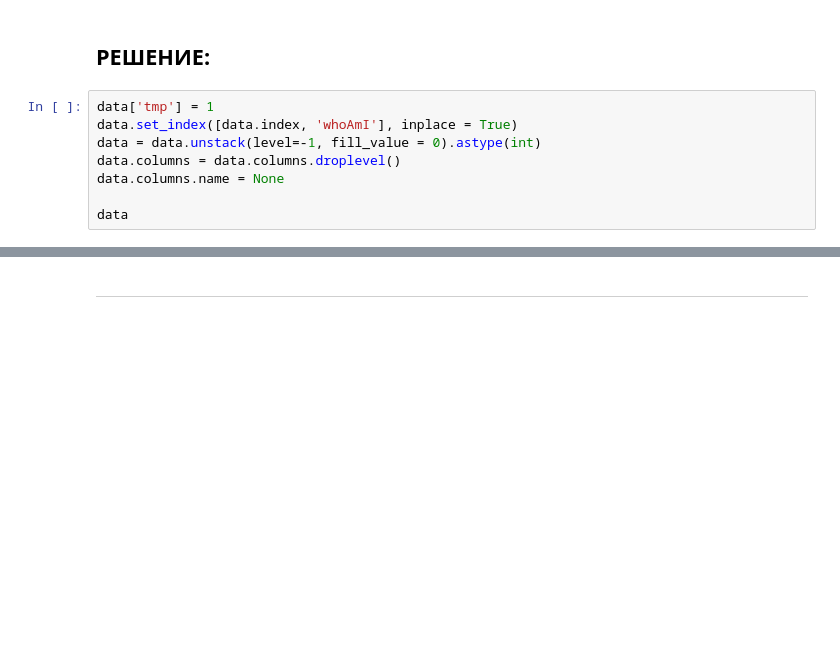
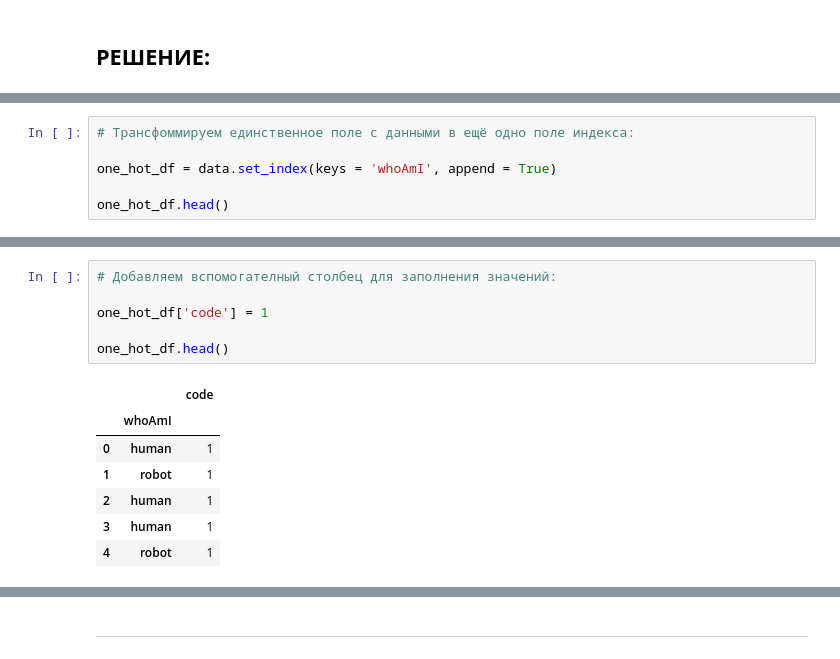
Before and after one commit to DilyaKh/Python_Task_9_Attestation_Pandas, a Jupyter notebook: Python_Task_9_Attestation_Pandas.ipynb, the cells around one changed output, grey strips where cells are left out. Cells and saved outputs as stored; diff of their text form; blank space fills up the shorter version.

```diff
--- a/Python_Task_9_Attestation_Pandas.ipynb
+++ b/Python_Task_9_Attestation_Pandas.ipynb
@@ -75,11 +64,3 @@ data
 ---
 # %% [markdown]
 ## **РЕШЕНИЕ:**
-# %%
-data['tmp'] = 1
-data.set_index([data.index, 'whoAmI'], inplace = True)
-data = data.unstack(level=-1, fill_value = 0).astype(int)
-data.columns = data.columns.droplevel()
-data.columns.name = None
-
-data
@@ -103,0 +69,6 @@ data
+# %%
+# Трансфоммируем единственное поле с данными в ещё одно поле индекса:
+
+one_hot_df = data.set_index(keys = 'whoAmI', append = True)
+
+one_hot_df.head()
@@ -103,0 +83,14 @@ data
+# %%
+# Добавляем вспомогателный столбец для заполнения значений:
+
+one_hot_df['code'] = 1
+
+one_hot_df.head()
+# %% [output]
+|  |  | code |
+|  | whoAmI |  |
+| 0 | human | 1 |
+| 1 | robot | 1 |
+| 2 | human | 1 |
+| 3 | human | 1 |
+| 4 | robot | 1 |
```
Also changed, not shown: parts of 8 cells of this notebook.
